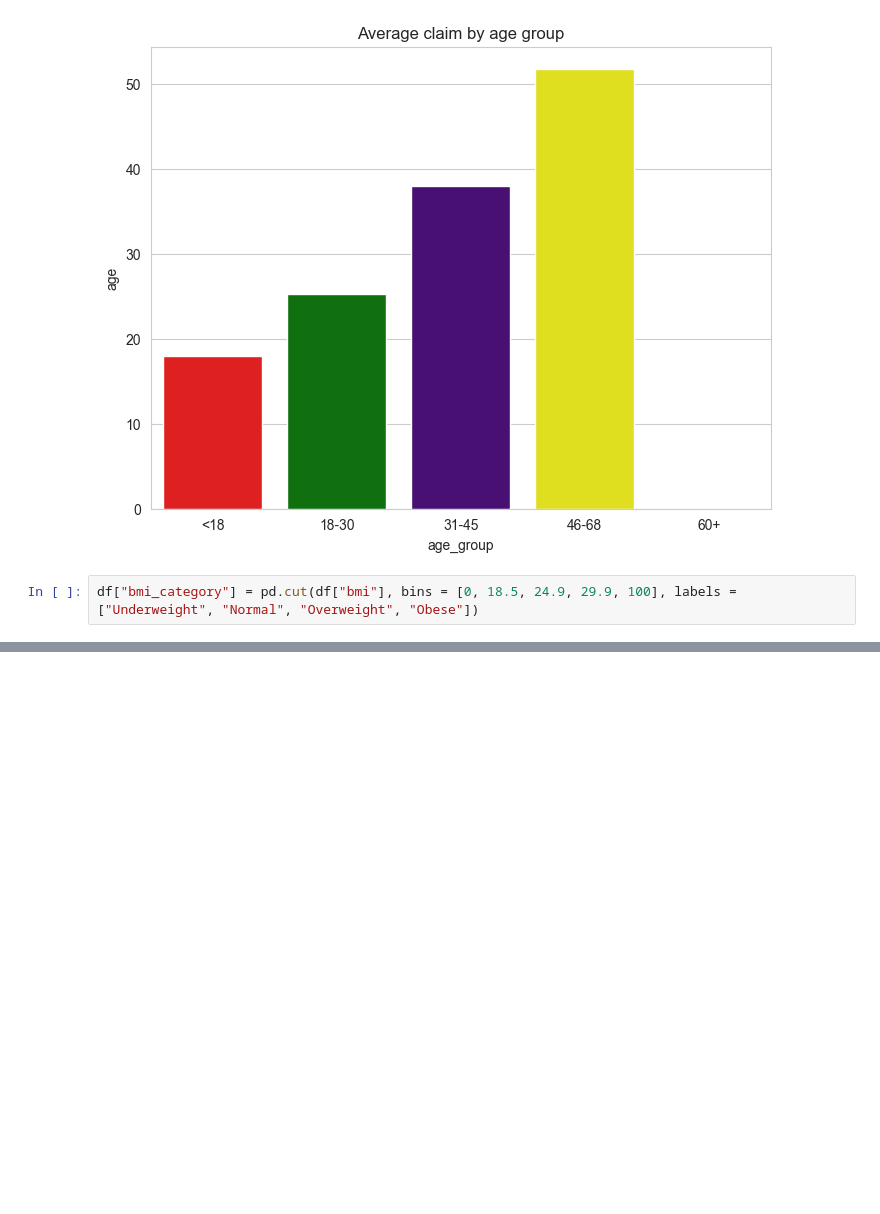
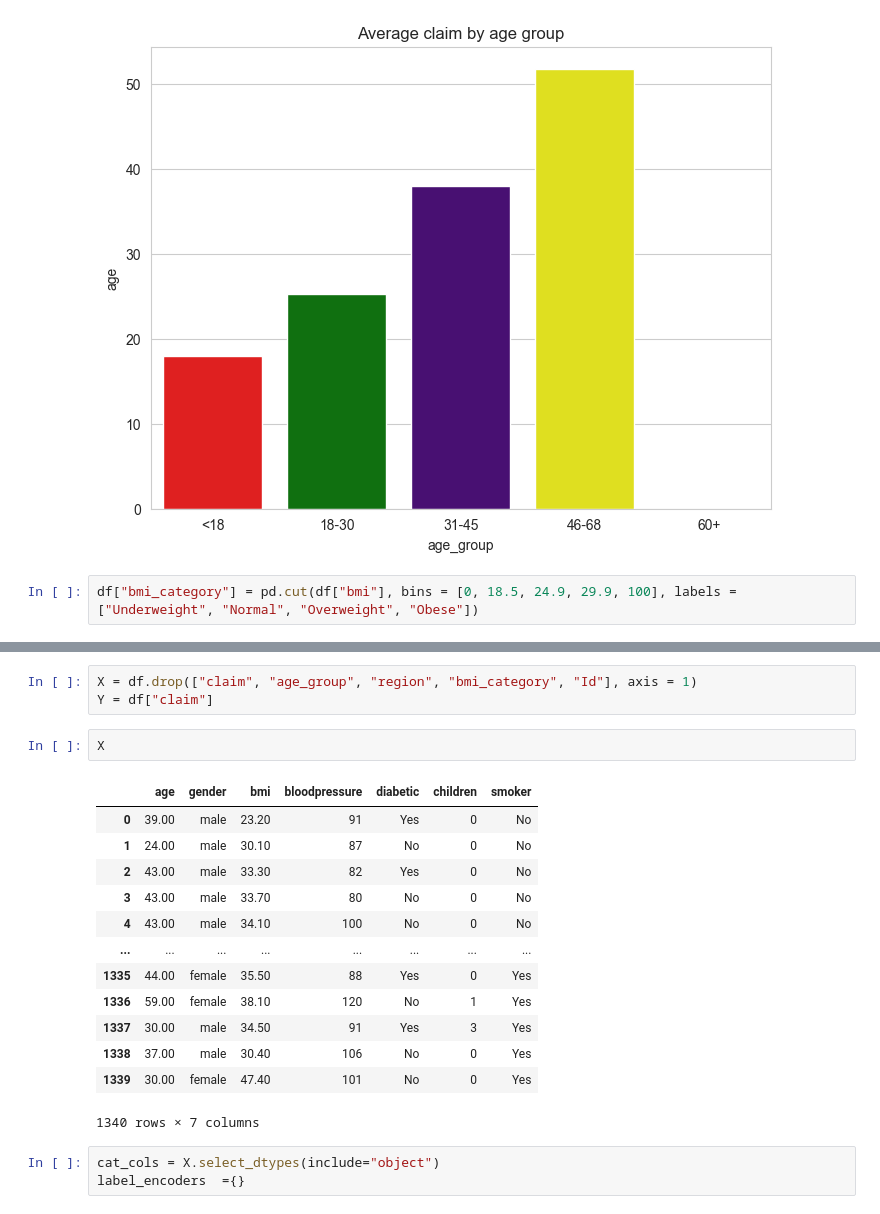
Before and after one commit to TheDarkPassenger98/Health-insurance-costs-predicition, a Jupyter notebook: project.ipynb, the cells around one changed output, grey strips where cells are left out. Saved outputs shown, nothing was run; the diff lists cells and outputs as text; blank space fills up the shorter version.

```diff
--- a/project.ipynb
+++ b/project.ipynb
@@ -269,0 +281,22 @@ plt.show()
+# %%
+X = df.drop(["claim", "age_group", "region", "bmi_category", "Id"], axis = 1)
+Y = df["claim"]
+# %%
+X
+# %% [output]
+|  | age | gender | bmi | bloodpressure | diabetic | children | smoker |
+| 0 | 39.00 | male | 23.20 | 91 | Yes | 0 | No |
+| 1 | 24.00 | male | 30.10 | 87 | No | 0 | No |
+| 2 | 43.00 | male | 33.30 | 82 | Yes | 0 | No |
+| 3 | 43.00 | male | 33.70 | 80 | No | 0 | No |
+| 4 | 43.00 | male | 34.10 | 100 | No | 0 | No |
+| ... | ... | ... | ... | ... | ... | ... | ... |
+| 1335 | 44.00 | female | 35.50 | 88 | Yes | 0 | Yes |
+| 1336 | 59.00 | female | 38.10 | 120 | No | 1 | Yes |
+| 1337 | 30.00 | male | 34.50 | 91 | Yes | 3 | Yes |
+| 1338 | 37.00 | male | 30.40 | 106 | No | 0 | Yes |
+| 1339 | 30.00 | female | 47.40 | 101 | No | 0 | Yes |
+1340 rows × 7 columns
+# %%
+cat_cols = X.select_dtypes(include="object")
+label_encoders  ={}
```
Also changed, not shown: parts of 25 cells of this notebook, 6 other files.
